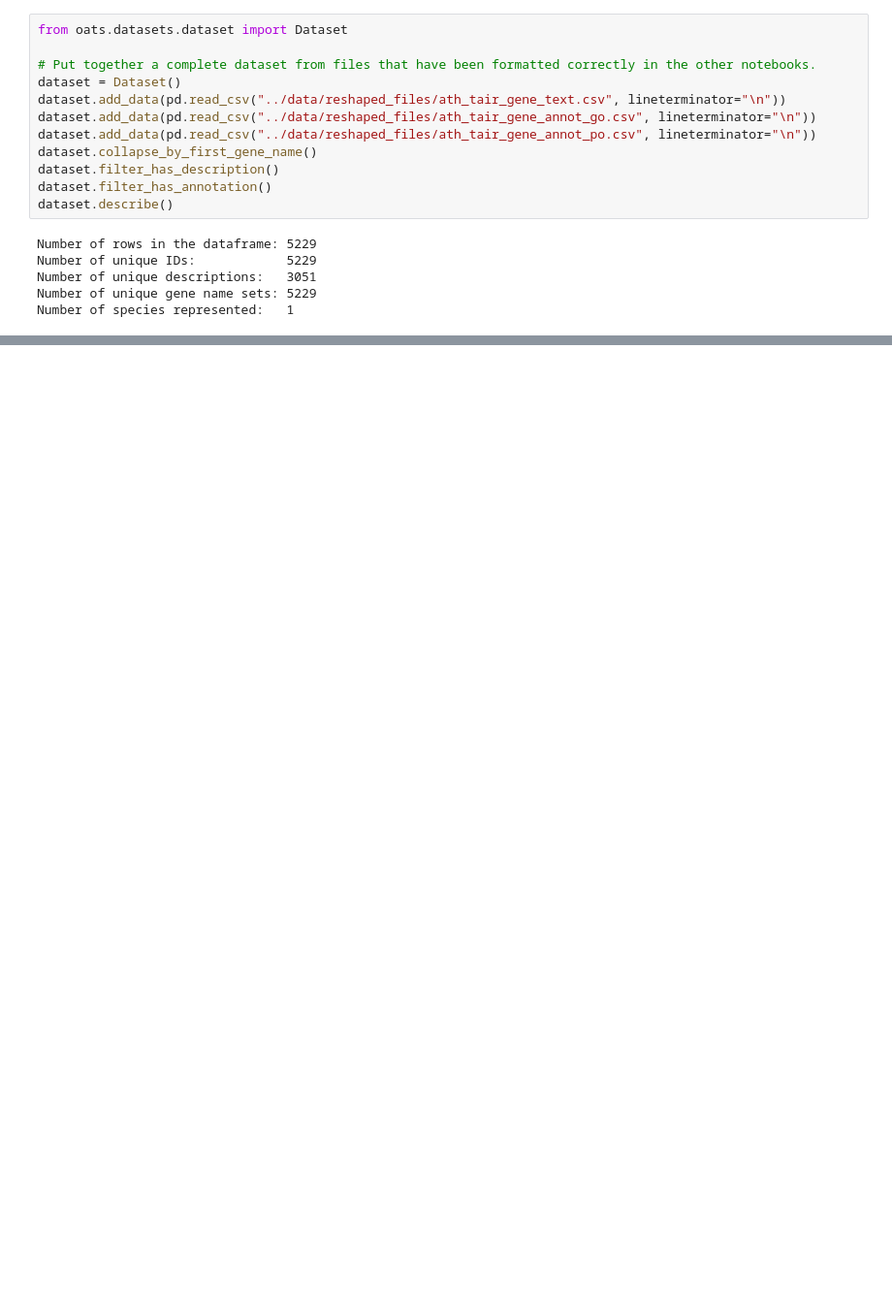
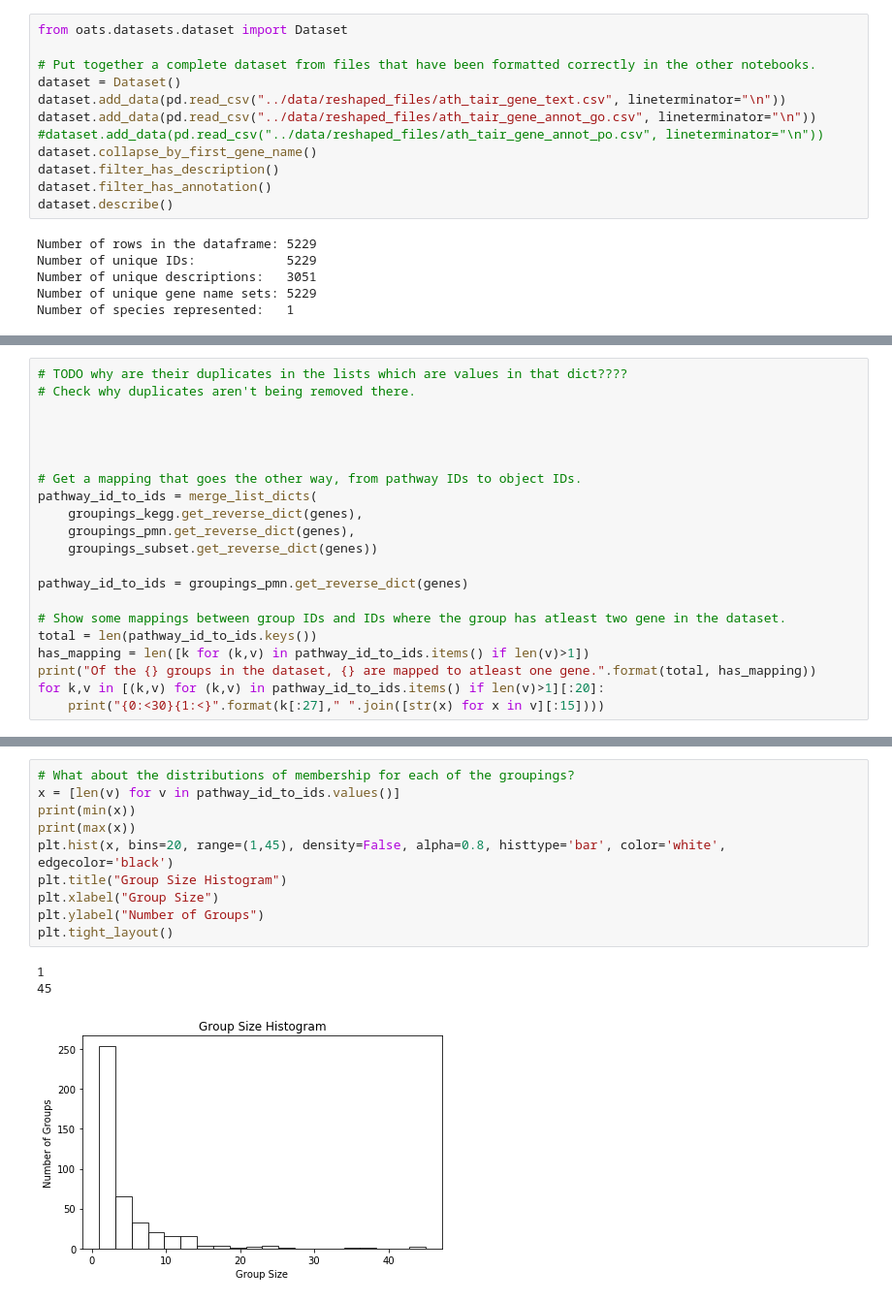
Before and after one commit to irbraun/plant-phenotypes-nlp, a Jupyter notebook: notebooks/network_analysis_athaliana_only.ipynb, the cells around one changed output, grey strips where cells are left out. Shown: that part at 97% size. Cells and saved outputs as stored; diff of their text form; blank space fills up the shorter version.

```diff
--- a/notebooks/network_analysis_athaliana_only.ipynb
+++ b/notebooks/network_analysis_athaliana_only.ipynb
@@ -26,7 +30,7 @@ from oats.datasets.dataset import Dataset
 dataset = Dataset()
 dataset.add_data(pd.read_csv("../data/reshaped_files/ath_tair_gene_text.csv", lineterminator="\n"))
 dataset.add_data(pd.read_csv("../data/reshaped_files/ath_tair_gene_annot_go.csv", lineterminator="\n"))
-dataset.add_data(pd.read_csv("../data/reshaped_files/ath_tair_gene_annot_po.csv", lineterminator="\n"))
+#dataset.add_data(pd.read_csv("../data/reshaped_files/ath_tair_gene_annot_po.csv", lineterminator="\n"))
 dataset.collapse_by_first_gene_name()
 dataset.filter_has_description()
 dataset.filter_has_annotation()
@@ -82,0 +90,21 @@ Of the 5229 genes in the dataset, 661 are mapped to atleast one pathway.
+# %%
+# TODO why are their duplicates in the lists which are values in that dict????
+# Check why duplicates aren't being removed there.
+
+
+
+
+# Get a mapping that goes the other way, from pathway IDs to object IDs.
+pathway_id_to_ids = merge_list_dicts(
+    groupings_kegg.get_reverse_dict(genes),
+    groupings_pmn.get_reverse_dict(genes),
+    groupings_subset.get_reverse_dict(genes))
+
+pathway_id_to_ids = groupings_pmn.get_reverse_dict(genes)
+
+# Show some mappings between group IDs and IDs where the group has atleast two gene in the dataset.
+total = len(pathway_id_to_ids.keys())
+has_mapping = len([k for (k,v) in pathway_id_to_ids.items() if len(v)>1])
+print("Of the {} groups in the dataset, {} are mapped to atleast one gene.".format(total, has_mapping))
+for k,v in [(k,v) for (k,v) in pathway_id_to_ids.items() if len(v)>1][:20]:
+    print("{0:<30}{1:<}".format(k[:27]," ".join([str(x) for x in v][:15])))
@@ -82,0 +139,14 @@ Of the 5229 genes in the dataset, 661 are mapped to atleast one pathway.
+# %%
+# What about the distributions of membership for each of the groupings?
+x = [len(v) for v in pathway_id_to_ids.values()]
+print(min(x))
+print(max(x))
+plt.hist(x, bins=20, range=(1,45), density=False, alpha=0.8, histtype='bar', color='white', edgecolor='black')
+plt.title("Group Size Histogram")
+plt.xlabel("Group Size")
+plt.ylabel("Number of Groups")
+plt.tight_layout()
+# %% [output]
+1
+45
+[figure, added]
```
Also changed, not shown: parts of 25 cells of this notebook, 2 other files.
